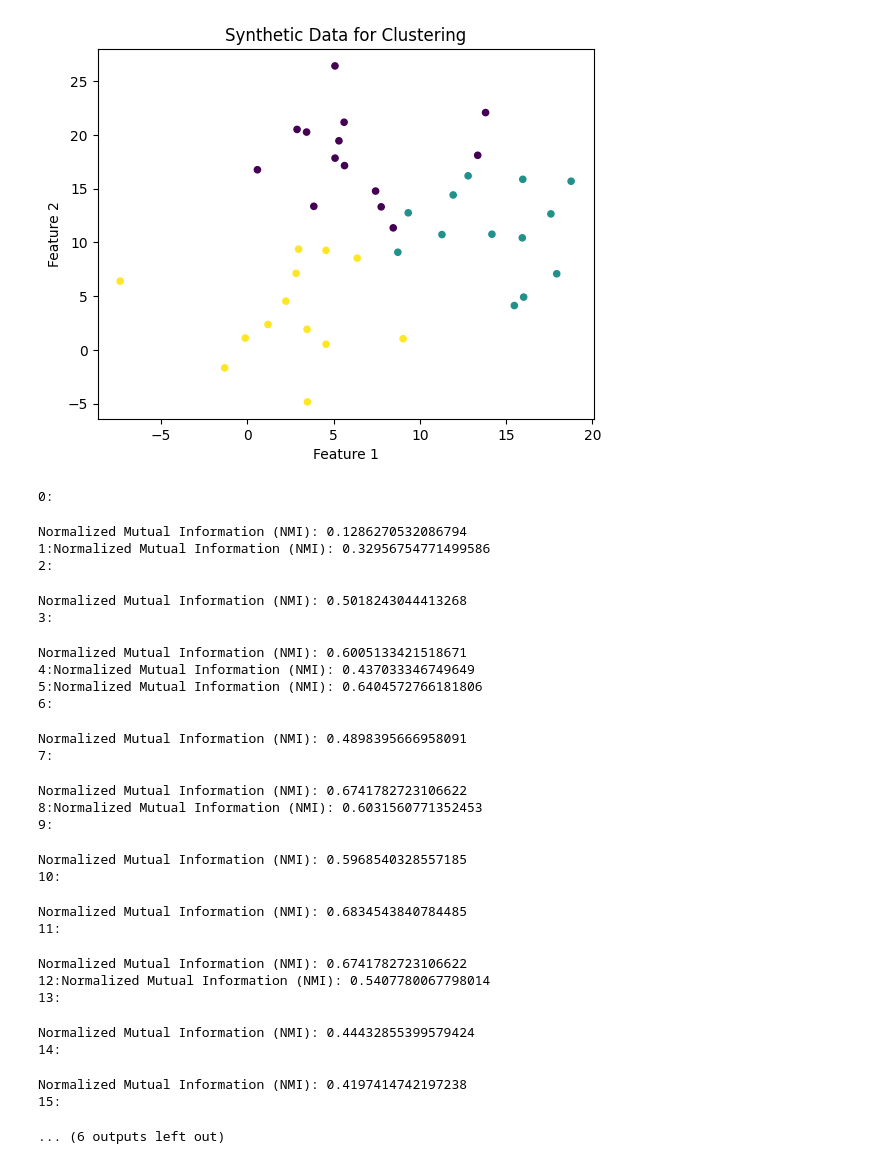
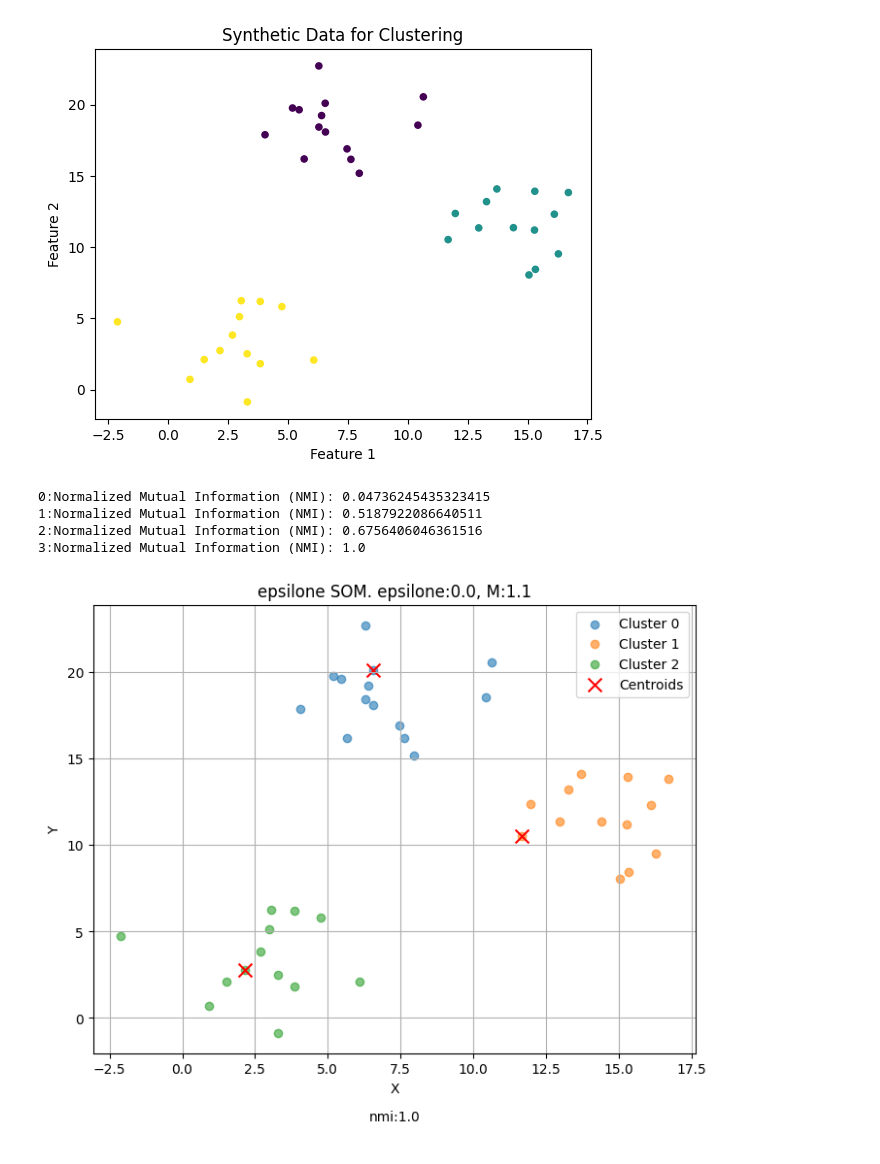
Before and after one commit to goli3148/MachineLearning, a Jupyter notebook: 24_fuzzyCmeansEpsilonInsensitiveSOM/main.ipynb, the cells around one changed output. Saved outputs shown, nothing was run; the diff lists cells and outputs as text; code cells hidden in the pictures.

```diff
--- a/24_fuzzyCmeansEpsilonInsensitiveSOM/main.ipynb
+++ b/24_fuzzyCmeansEpsilonInsensitiveSOM/main.ipynb
@@ -62,11 +62,12 @@ def Lambda(num_samples, membership_mat, i_index, m):
     bounds_b = [(0, membership_mat[i_index, j]**m) for j in range(num_samples)]
     bounds = np.concatenate((bounds_a, bounds_b))
     constraint_eq = {'type': 'eq', 'fun': constraint}
-    result = minimize(objective, initial_guess, bounds=bounds, constraints=constraint_eq, method='SLSQP')
+    result = minimize(objective, initial_guess, bounds=bounds, constraints=constraint_eq)
 
     return result.x[:len(result.x)//2], result.x[len(result.x)//2:]
 
-def update_centroid(data, num_samples, num_features, num_clusters, centroids, epsilon, membership_mat, m, alpah):
+def update_centroid(data, num_samples, num_features, num_clusters,
+                    centroids, epsilon, membership_mat, m, alpah):
     global EPSILON, DATA, L
     EPSILON = epsilon
     DATA = data
@@ -82,13 +83,20 @@ def update_centroid(data, num_samples, num_features, num_clusters, centroids, ep
                     s += data[ns][j] - epsilon
             # print(f, end=":")
             # print(s)
-            centroids[i][j] = alpah * (f+s) / np.unique(np.concatenate((l1, l2))).shape[0] + (1-alpah) * centroids[i][j]
+            centroids[i][j] = (f+s) / np.unique(np.concatenate((l1, l2))).shape[0]
 
     return centroids
+# %%
+def som(centroids, membership_mat, X, num_clusters):
+    for i in range(num_clusters):
+        for j in range(X.shape[0]):
+            centroids[i] = centroids[i] + membership_mat[i,j] * (X[j] - centroids[i])
+
+    return centroids
 # %%
 from sklearn.metrics import normalized_mutual_info_score
 
-def fuzzy_cmeans(data, num_clusters, max_iter, epsilon, m, y=None, alpha=.5):
+def fuzzy_cmeans(data, num_clusters, max_iter, epsilon, m, y=None):
     history_mem, history_cent, history_nmi = [], [], []
     num_samples, num_features = data.shape
     cen_mat = initial_centroids(num_clusters, num_features)
@@ -96,14 +104,15 @@ def fuzzy_cmeans(data, num_clusters, max_iter, epsilon, m, y=None, alpha=.5):
         print(_, end=':')
         mem_mat = update_membership_matrix(data, cen_mat, num_clusters, epsilon, m)
         cen_mat = update_centroid(data, num_samples, num_features, num_clusters, cen_mat, epsilon, mem_mat, m, alpah=.5)
+        cen_mat = som(centroids=cen_mat, membership_mat=mem_mat, X=data, num_clusters=num_clusters)
         if y is not None:
             max_membership_cluster = np.argmax(mem_mat, axis=0)
             nmi = normalized_mutual_info_score(y, max_membership_cluster)
             history_mem.append(mem_mat)
             history_cent.append(cen_mat)
             history_nmi.append(nmi)
-            # if nmi > .9:
-            #     return cen_mat, mem_mat
+            if nmi > .9 or (_>0 and history_nmi[-2] - nmi == 0):
+                return cen_mat, mem_mat
             print("Normalized Mutual Information (NMI):", nmi)
 
     max_index = np.argmax(history_nmi)
@@ -120,65 +129,48 @@ from sklearn.metrics import normalized_mutual_info_score
 
 num_clusters = 3
 num_samples = 40
-
+m = 1.1
+epsilon = 0.
 # Generate synthetic data with clusters
-X, y = make_blobs(n_samples=num_samples, centers=num_clusters, cluster_std=4, random_state=42)
+X, y = make_blobs(n_samples=num_samples, centers=num_clusters, cluster_std=2, random_state=42)
 X += 10
 
 
 
 # Visualize the generated data
 plt.scatter(X[:, 0], X[:, 1], c=y, cmap='viridis', s=20)
 plt.title('Synthetic Data for Clustering')
 plt.xlabel('Feature 1')
 plt.ylabel('Feature 2')
 plt.show()
 
 
-centroids ,membership_mat = fuzzy_cmeans(data=X, num_clusters=num_clusters, max_iter=20, epsilon=1, m=1.1, y=y)
+centroids ,membership_mat = fuzzy_cmeans(data=X, num_clusters=3, max_iter=20, epsilon=epsilon, m=m, y=y)
 
 max_membership_cluster = np.argmax(membership_mat, axis=0)
 # Plot data points with colors based on their corresponding centroids
 plt.figure(figsize=(8, 6))
 for i in range(num_clusters):
     cluster_data = X[max_membership_cluster == i]
     plt.scatter(cluster_data[:, 0], cluster_data[:, 1], label=f'Cluster {i}', alpha=0.6)
 plt.scatter(centroids[:, 0], centroids[:, 1], c='red', marker='x', s=100, label='Centroids')
-plt.title('Data Points Colored by Dominant Cluster')
+plt.title(f'epsilone SOM. epsilone:{epsilon}, M:{m}')
 plt.xlabel('X')
 plt.ylabel('Y')
+
+# Assuming 'y' contains the true cluster labels and 'max_membership_cluster' contains the cluster labels assigned by your fuzzy clustering algorithm
+nmi = normalized_mutual_info_score(y, max_membership_cluster)
+print("Normalized Mutual Information (NMI):", nmi)
+
+plt.text(0.5, -0.15, f'nmi:{nmi}', ha='center', transform=plt.gca().transAxes)
+
 plt.legend()
 plt.grid(True)
 plt.show()
-# Assuming 'y' contains the true cluster labels and 'max_membership_cluster' contains the cluster labels assigned by your fuzzy clustering algorithm
-nmi = normalized_mutual_info_score(y, max_membership_cluster)
-print("Normalized Mutual Information (NMI):", nmi)
 # %% [output]
-[figure, old version]
+[figure, new version]
-0:
+0:Normalized Mutual Information (NMI): 0.04736245435323415
+1:Normalized Mutual Information (NMI): 0.5187922086640511
+2:Normalized Mutual Information (NMI): 0.6756406046361516
+3:Normalized Mutual Information (NMI): 1.0
-Normalized Mutual Information (NMI): 0.1286270532086794
-1:Normalized Mutual Information (NMI): 0.32956754771499586
-2:
-Normalized Mutual Information (NMI): 0.5018243044413268
-3:
-Normalized Mutual Information (NMI): 0.6005133421518671
-4:Normalized Mutual Information (NMI): 0.437033346749649
-5:Normalized Mutual Information (NMI): 0.6404572766181806
-6:
-Normalized Mutual Information (NMI): 0.4898395666958091
-7:
-Normalized Mutual Information (NMI): 0.6741782723106622
-8:Normalized Mutual Information (NMI): 0.6031560771352453
-9:
-Normalized Mutual Information (NMI): 0.5968540328557185
-10:
-Normalized Mutual Information (NMI): 0.6834543840784485
-11:
-Normalized Mutual Information (NMI): 0.6741782723106622
-12:Normalized Mutual Information (NMI): 0.5407780067798014
-13:
-Normalized Mutual Information (NMI): 0.44432855399579424
-14:
-Normalized Mutual Information (NMI): 0.4197414742197238
-15:
-... (6 outputs left out)
+[figure, added]
```
Also changed, not shown: 11 other files.
